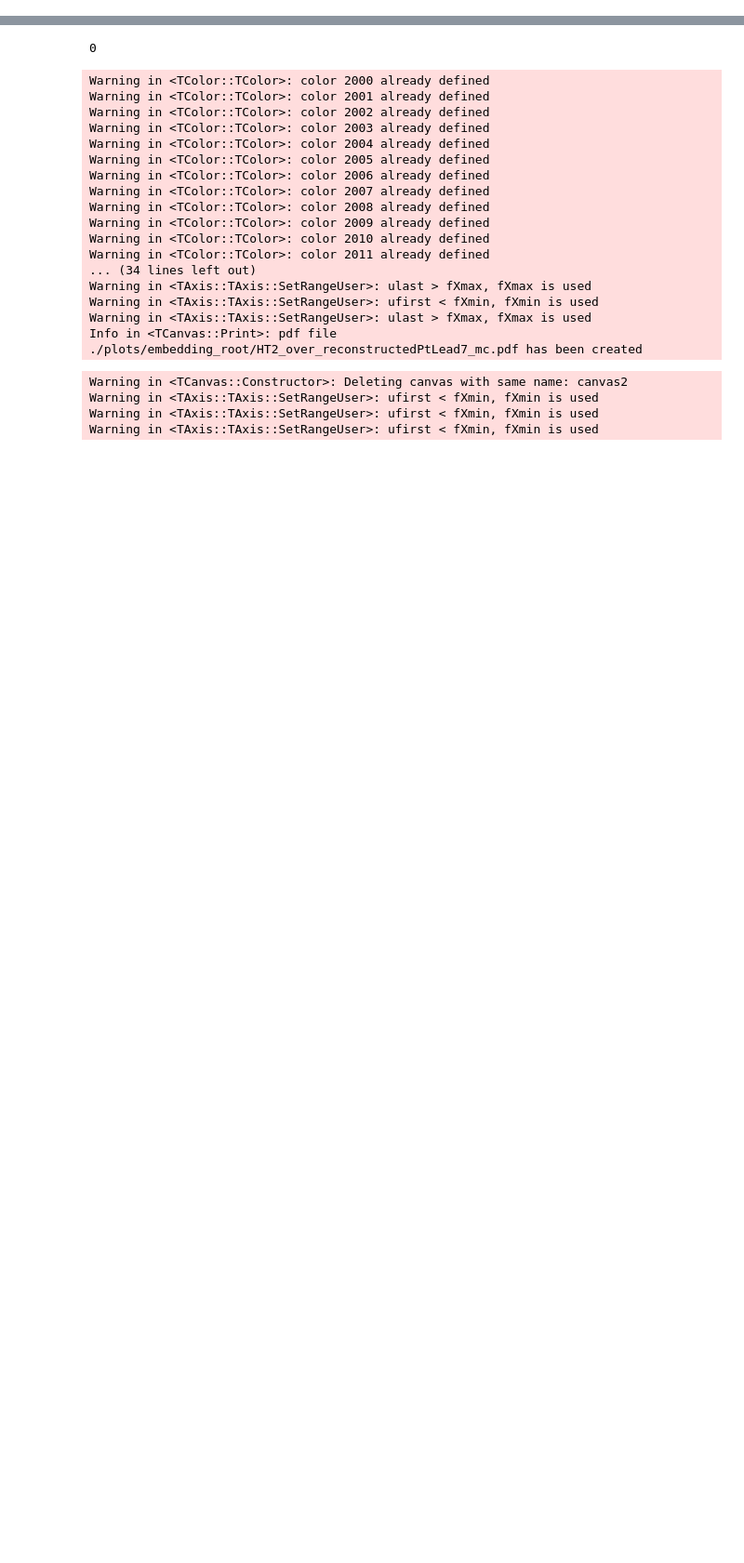
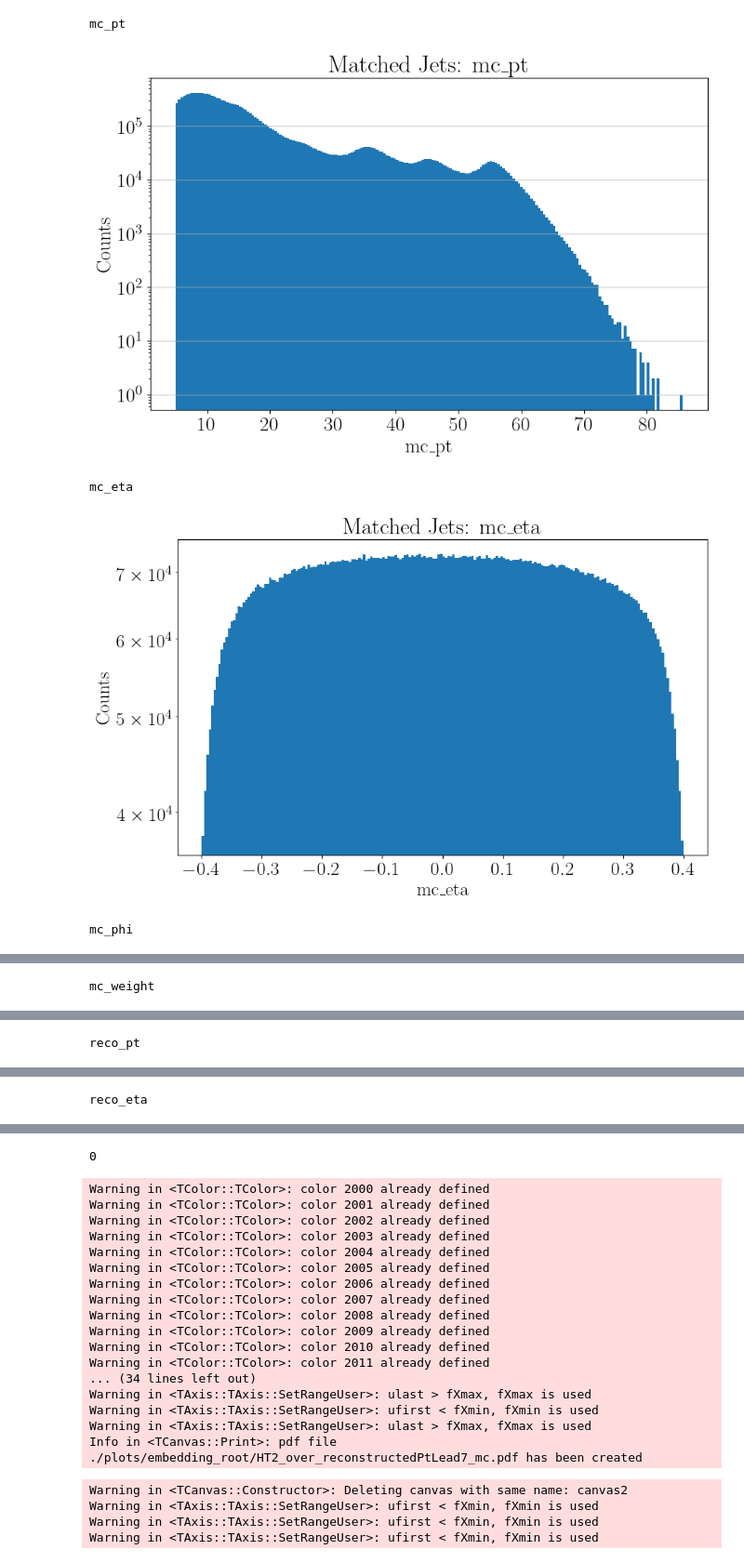
Before and after one commit to aprozo/jets_pp_2012, a Jupyter notebook: macros/ana/ana_matching_tree.ipynb, the cells around one changed output, grey strips where cells are left out. Shown: that part at 93% size. Cells and saved outputs as stored; diff of their text form; code cells hidden in the pictures; blank space fills up the shorter version.

```diff
--- a/macros/ana/ana_matching_tree.ipynb
+++ b/macros/ana/ana_matching_tree.ipynb
@@ -110,23 +113,29 @@ matched_jets_ptLead7 = matched_jets[matched_jets['reco_ptLead'] > 7]
 # %%
-# def plot_histogram(data, title, xlabel, ylabel, bins=200):
-#     plt.figure(figsize=(10, 6))
-#     plt.hist(data, bins=bins)
-#     plt.title(title)
-#     plt.xlabel(xlabel)
-#     plt.ylabel(ylabel)
-#     # set log scale for y-axis
-#     plt.yscale('log')
-#     plt.grid(axis='y', alpha=0.75)
-#     plt.show()
+def plot_histogram(data, title, xlabel, ylabel, bins=200):
+    plt.figure(figsize=(10, 6))
+    plt.hist(data, bins=bins)
+    plt.title(title)
+    plt.xlabel(xlabel)
+    plt.ylabel(ylabel)
+    # set log scale for y-axis
+    plt.yscale('log')
+    plt.grid(axis='y', alpha=0.75)
+    plt.show()
 
-# # Plotting histograms for matched jets
-# # for branch in all_branches:
-# #     if branch in selected_branches:
-# #         print(branch)
-# #         data = matched_jets[branch]
-# #         title = f"Matched Jets: {branch}"
-# #         xlabel = branch
-# #         ylabel = "Counts"
-# #         plot_histogram(data, title, xlabel, ylabel)
-# #     else:
-# #         continue
+# Plotting histograms for matched jets
+for branch in all_branches:
+    if branch in selected_branches:
+        print(branch)
+        data = matched_jets[branch]
+        title = f"Matched Jets: {branch}"
+        xlabel = branch
+        ylabel = "Counts"
+        plot_histogram(data, title, xlabel, ylabel)
+    else:
+        continue
+# %% [output]
+mc_pt
+[figure, added]
+mc_eta
+[figure, added]
+mc_phi
@@ -132,0 +143 @@ matched_jets_ptLead7 = matched_jets[matched_jets['reco_ptLead'] > 7]
+mc_weight
@@ -132,0 +145 @@ matched_jets_ptLead7 = matched_jets[matched_jets['reco_ptLead'] > 7]
+reco_pt
@@ -132,0 +147 @@ matched_jets_ptLead7 = matched_jets[matched_jets['reco_ptLead'] > 7]
+reco_eta
```
Also changed, not shown: parts of 5 cells of this notebook, 8 other files.
